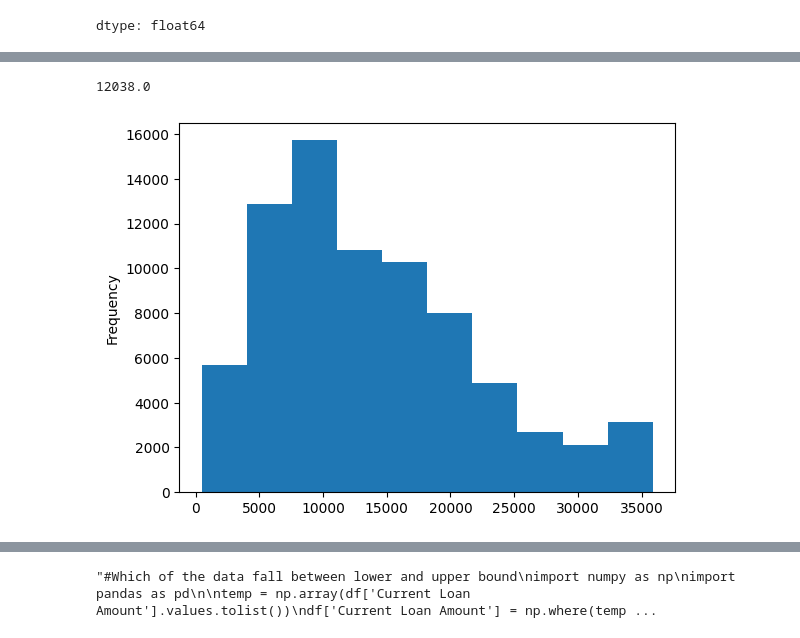
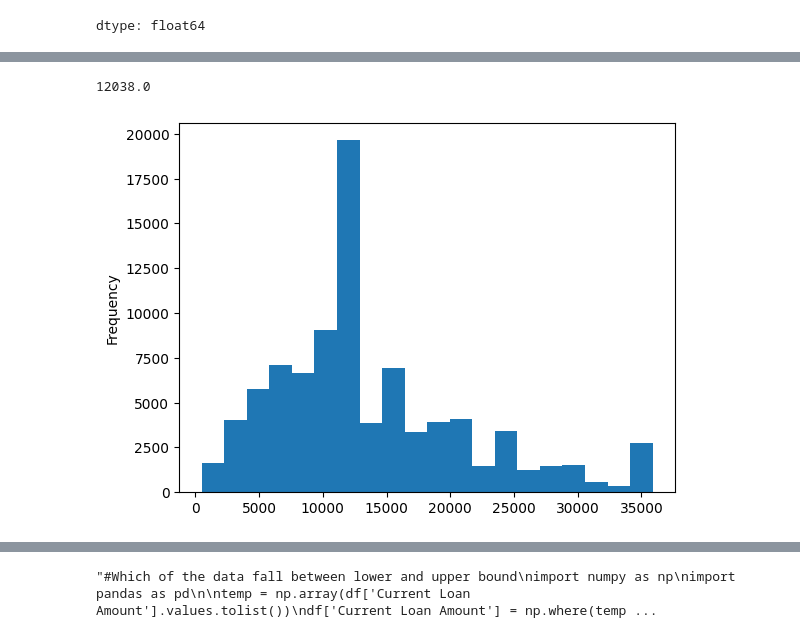
Before and after one commit to jkarthiknai/Loan-Prediction, a Jupyter notebook: Loan_prediction.ipynb, the cells around one changed output, grey strips where cells are left out. Cells and saved outputs as stored; diff of their text form; code cells hidden in the pictures.

```diff
--- a/Loan_prediction.ipynb
+++ b/Loan_prediction.ipynb
@@ -229,6 +232,9 @@ Years of Credit History                      0.126438                 1.000000
+# %%
+# Replace highest values with median of the rest
+df['Current Loan Amount'].replace(99999999, 12038, inplace=True)
 # %%
-df.loc[df['Current Loan Amount'] < 99999999]['Current Loan Amount'].plot(kind='hist', bins=10)
-print(df[df['Current Loan Amount']<99999999]['Current Loan Amount'].median())
+df.loc[df['Current Loan Amount'] < 99999999]['Current Loan Amount'].plot(kind='hist', bins=20)
+print(df['Current Loan Amount'].median())
 # %% [output]
 12038.0
-[figure, old version]
+[figure, new version]
```
Also changed, not shown: parts of 104 cells of this notebook.
